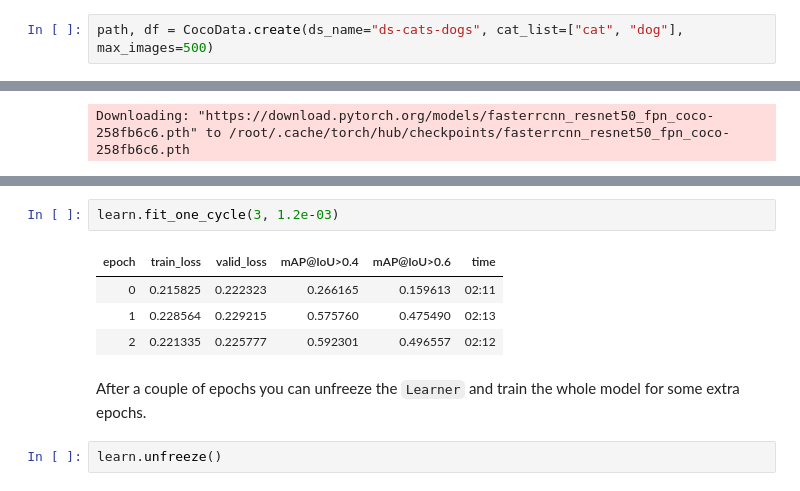
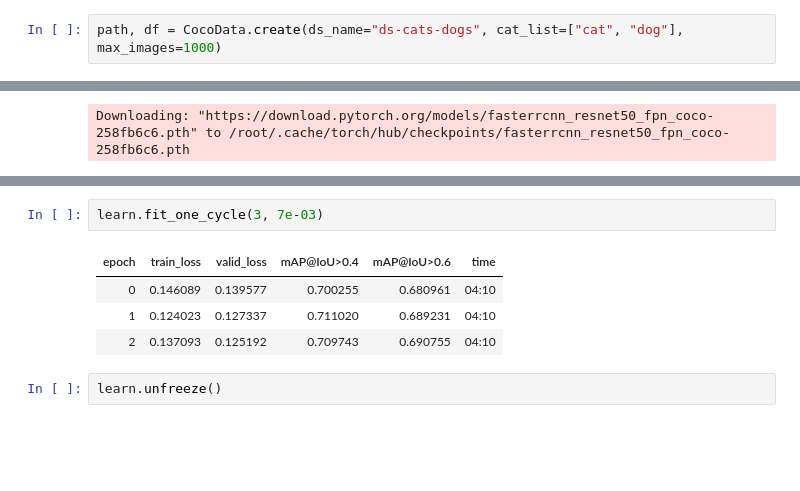
Before and after one commit to rbrtwlz/fastai_object_detection, a Jupyter notebook: notebooks/index.ipynb, the cells around one changed output, grey strips where cells are left out. Drawn from its saved outputs; the diff is of its cells as text; blank space fills up the shorter version.

```diff
--- a/notebooks/index.ipynb
+++ b/notebooks/index.ipynb
@@ -91,5 +49,5 @@ Then you can donwload images of the categories you want to detect. If you want t
 # %%
-path, df = CocoData.create(ds_name="ds-cats-dogs", cat_list=["cat", "dog"], max_images=500)
+path, df = CocoData.create(ds_name="ds-cats-dogs", cat_list=["cat", "dog"], max_images=1000)
 # %% [output]
 Creating folders.
 Downloading annotation files...
@@ -141,11 +89,9 @@ SuggestedLRs(lr_min=0.13182567358016967, lr_steep=0.0012022644514217973)
 # %%
-learn.fit_one_cycle(3, 1.2e-03)
+learn.fit_one_cycle(3, 7e-03)
 # %% [output]
 | epoch | train_loss | valid_loss | mAP@IoU>0.4 | mAP@IoU>0.6 | time |
-| 0 | 0.215825 | 0.222323 | 0.266165 | 0.159613 | 02:11 |
-| 1 | 0.228564 | 0.229215 | 0.575760 | 0.475490 | 02:13 |
-| 2 | 0.221335 | 0.225777 | 0.592301 | 0.496557 | 02:12 |
+| 0 | 0.146089 | 0.139577 | 0.700255 | 0.680961 | 04:10 |
+| 1 | 0.124023 | 0.127337 | 0.711020 | 0.689231 | 04:10 |
+| 2 | 0.137093 | 0.125192 | 0.709743 | 0.690755 | 04:10 |
-# %% [markdown]
-After a couple of epochs you can unfreeze the `Learner` and train the whole model for some extra epochs.
 # %%
 learn.unfreeze()
```
Also changed, not shown: parts of 20 cells of this notebook, 13 other files.
